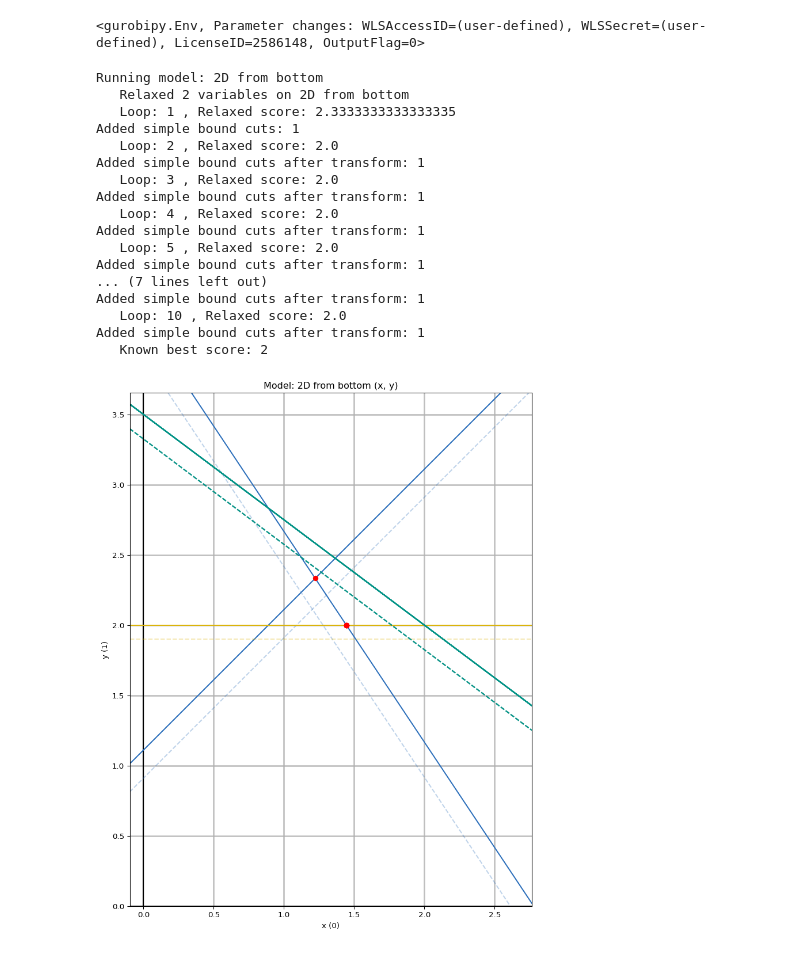
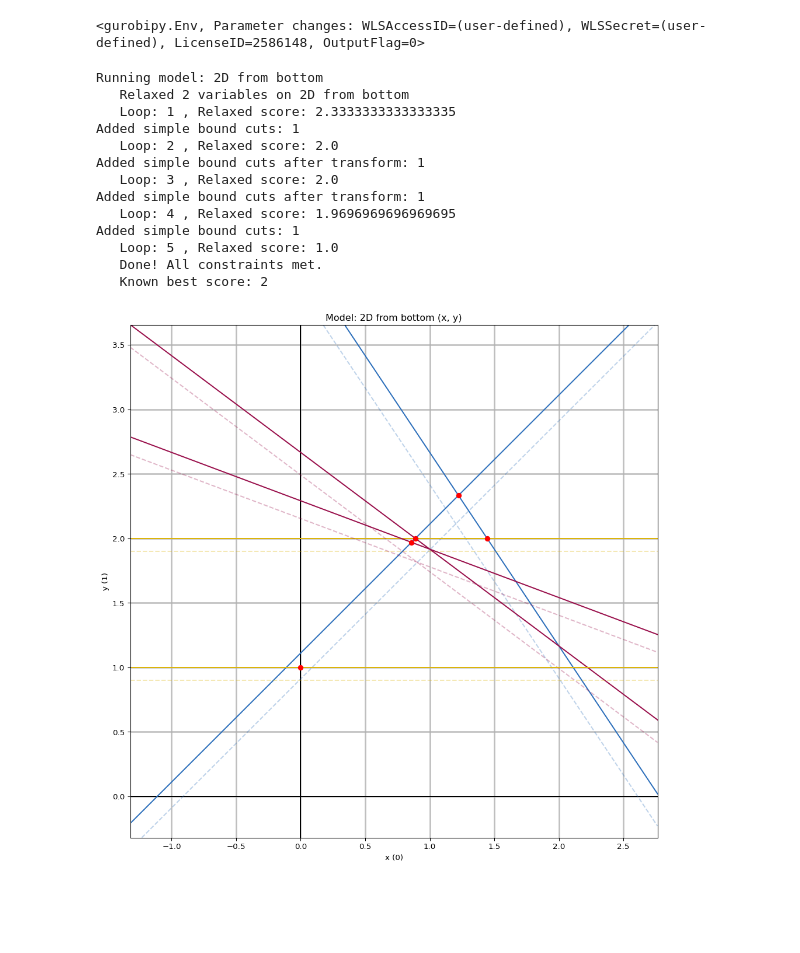
Before and after one commit to BrannonKing/intersection_cuts, a Jupyter notebook: main_one_cut.ipynb, the cells around one changed output. Cells and saved outputs as stored; diff of their text form; code cells hidden in the pictures; blank space fills up the shorter version.

```diff
--- a/main_one_cut.ipynb
+++ b/main_one_cut.ipynb
@@ -97,7 +97,7 @@ def add_cut(relaxed: gp.Model, integer_vars, integer_idx, plotter):
         if j < len(variables):
             print("Var INFO:", variables[j].VarName, "VBasis", variables[j].VBasis, "LB", variables[j].LB, "UB", variables[j].UB)
             # if variables[j].VBasis == -2:
-            #     tableau[:, col] = 1.0 - tableau[:, col]
+                # tableau[:, col] = 1.0 - tableau[:, col]
             if variables[j].VBasis == -1:  # not sure what to do with VBasis=-3
                 tableau[:, col] = -tableau[:, col]  # variables[j].LB
                 if variables[j].LB != 0.0:
@@ -107,7 +107,7 @@ def add_cut(relaxed: gp.Model, integer_vars, integer_idx, plotter):
             # this might not be right: scip has status and tests for A_i*x being at lower or upper bound
             # if np.isclose(constraint.Slack, 0.0, atol=tol):
             #     tableau[:, col] = -tableau[:, col]
-            if constraint.Sense != '>':  # still unsure on this one; can't tell what to do with equality
+            if constraint.Sense != '>':  # Achterberg said lt and lte are standard; should just need to flip gt
                 tableau[:, col] = -tableau[:, col]
 
     # if tableau.shape[0] * tableau.shape[1] < 100:
@@ -186,9 +186,13 @@ def add_cut(relaxed: gp.Model, integer_vars, integer_idx, plotter):
             # do I need to transform the variables that correspond to columns in my transformed tableau?
             # or to rows? the transformed tableau should give different RHS values, no?
             # cuts.append((it2[row] @ col_vars >= np.ceil(x) - x, 'xkcd:teal'))
-            cuts.append((tableau[row] @ (ui @ col_vars) >= np.ceil(x) - x, 'xkcd:teal'))
+            # cuts.append(((u.T @ tableau[row]).T @ col_vars >= np.ceil(x) - x, 'xkcd:teal'))
+            # cuts.append((x - tableau2[row] @ col_vars <= np.floor(x), 'xkcd:teal'))
+            # cuts.append((x + tableau2[row] @ col_vars >= np.ceil(x), 'xkcd:berry'))
+            cuts.append((x + tableau2[row] @ col_vars >= np.ceil(x), 'xkcd:berry'))
         elif np.all(tableau2[row] <= tol):
-            cuts.append((tableau[row] @ (ui @ col_vars) <= x - np.floor(x), 'xkcd:berry'))
+            # cuts.append((x + tableau2[row] @ col_vars >= np.ceil(x), 'xkcd:berry'))
+            cuts.append((x - tableau2[row] @ col_vars <= np.floor(x), 'xkcd:teal'))
 
     if len(cuts) > 0:
         print("Added simple bound cuts after transform:", len(cuts))
@@ -208,44 +212,40 @@ def run_cuts_to_relaxed_sol(instances, loops=8, graph_2D_3D=True):
         model.params.LogToConsole = 0
         model.update()
         plotter = pu.create(model) if graph_2D_3D else None
-
+        # gu.standardize_gt_to_lt(model)
         int_vars, int_idx = gu.relax_int_or_bin_to_continuous(model)
         for i in range(loops):
             model.optimize()
             if model.Status != gp.GRB.OPTIMAL:
                 print("   FAILED! Status:", model.Status)
                 break
 
             print("   Loop:", i+1, ", Relaxed score:", model.getObjective().getValue())
             if not add_cut(model, int_vars, int_idx, plotter):
                 print("   Done! All constraints met.")
                 break
 
         print("   Known best score:", instance.score if instance.known_optimum else "unknown")
         if plotter is not None:
             plotter.render()
 
-# test the cuts on simple examples:
+# test the cuts on simple examples (5-8 don't draw all cuts correctly): fails: 1, 3
 run_cuts_to_relaxed_sol(list(el.get_instances(env).values())[0:1], loops=10)
 # %% [output]
 Running model: 2D from bottom
    Relaxed 2 variables on 2D from bottom
    Loop: 1 , Relaxed score: 2.3333333333333335
 Added simple bound cuts: 1
    Loop: 2 , Relaxed score: 2.0
 Added simple bound cuts after transform: 1
    Loop: 3 , Relaxed score: 2.0
 Added simple bound cuts after transform: 1
-   Loop: 4 , Relaxed score: 2.0
-Added simple bound cuts after transform: 1
-   Loop: 5 , Relaxed score: 2.0
-Added simple bound cuts after transform: 1
-... (7 lines left out)
-Added simple bound cuts after transform: 1
-   Loop: 10 , Relaxed score: 2.0
-Added simple bound cuts after transform: 1
+   Loop: 4 , Relaxed score: 1.9696969696969695
+Added simple bound cuts: 1
+   Loop: 5 , Relaxed score: 1.0
+   Done! All constraints met.
    Known best score: 2
-[figure, old version]
+[figure, new version]
 # %%
 miplib_instances = ml.get_instances()
 miplib_subset = [miplib_instances['air05'], miplib_instances['markshare2']]  # mas76
```
Also changed, not shown: 4 other files.
